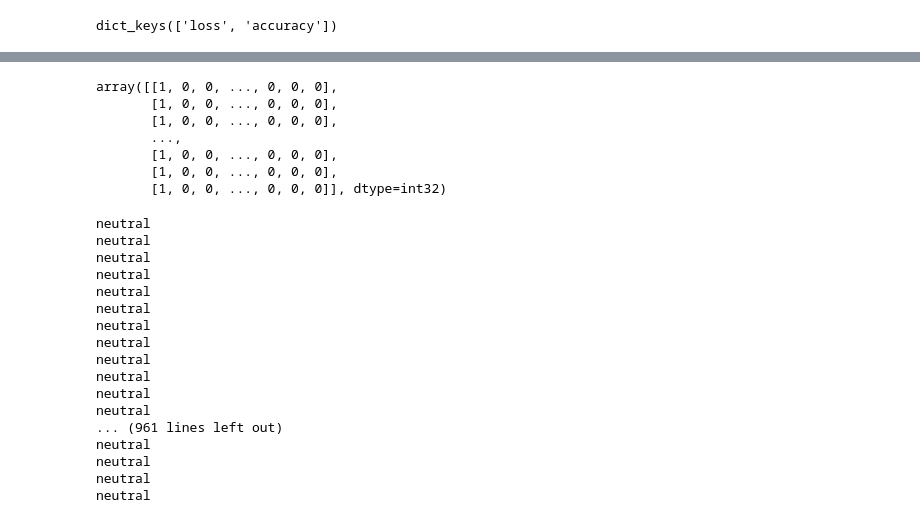
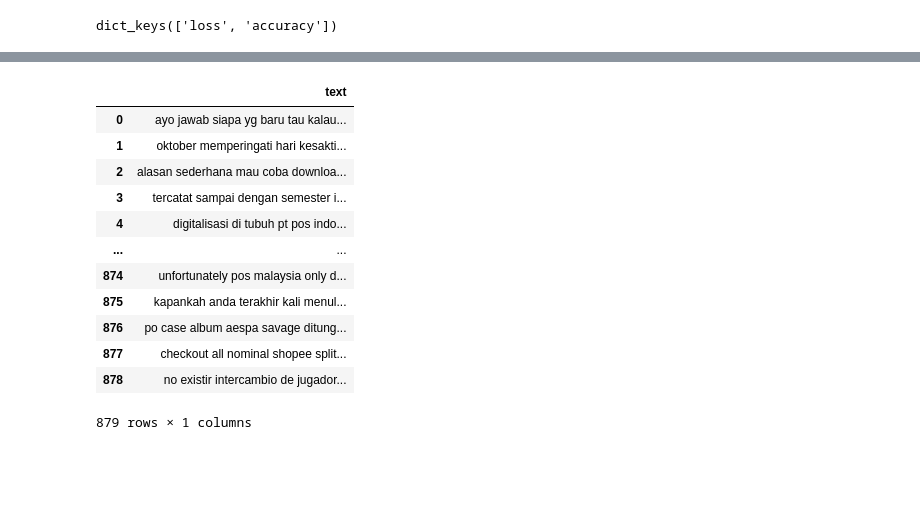
Before and after one commit to dwissaaj/DeepLearning_Sentiment_Analysis, a Jupyter notebook: DL.ipynb, the cells around one changed output, grey strips where cells are left out. Cells and saved outputs as stored; diff of their text form; code cells hidden in the pictures; blank space fills up the shorter version.

```diff
--- a/DL.ipynb
+++ b/DL.ipynb
@@ -189,35 +211,22 @@ new = data_predict.values.tolist()
 # %%
-sequences = tokenizer.texts_to_sequences(new)
+sequences = tokenizer.texts_to_sequences(data_predict)
 padded = pad_sequences(sequences,maxlen=max_length,padding=padding_type,truncating=trunc_type)
 data_prediction = model.predict(padded)
-padded
+sequences
-# %% [output]
-array([[1, 0, 0, ..., 0, 0, 0],
-       [1, 0, 0, ..., 0, 0, 0],
-       [1, 0, 0, ..., 0, 0, 0],
-       ...,
-       [1, 0, 0, ..., 0, 0, 0],
-       [1, 0, 0, ..., 0, 0, 0],
-       [1, 0, 0, ..., 0, 0, 0]], dtype=int32)
-# %%
-for x in data_prediction:
-    np.array(x)
-    print(y_label[np.argmax(prediction)])
-# %% [output]
-neutral
-neutral
-neutral
-neutral
-neutral
-neutral
-neutral
-neutral
-neutral
-neutral
-neutral
-neutral
-... (961 lines left out)
-neutral
-neutral
-neutral
-neutral
+# %%
+data_testing = pd.read_excel("data clear.xlsx")
+data_testing
+# %% [output]
+|  | text |
+| 0 | ayo jawab siapa yg baru tau kalau... |
+| 1 | oktober memperingati hari kesakti... |
+| 2 | alasan sederhana mau coba downloa... |
+| 3 | tercatat sampai dengan semester i... |
+| 4 | digitalisasi di tubuh pt pos indo... |
+| ... | ... |
+| 874 | unfortunately pos malaysia only d... |
+| 875 | kapankah anda terakhir kali menul... |
+| 876 | po case album aespa savage ditung... |
+| 877 | checkout all nominal shopee split... |
+| 878 | no existir intercambio de jugador... |
+879 rows × 1 columns
```
Also changed, not shown: parts of 10 cells of this notebook, 4 other files.
